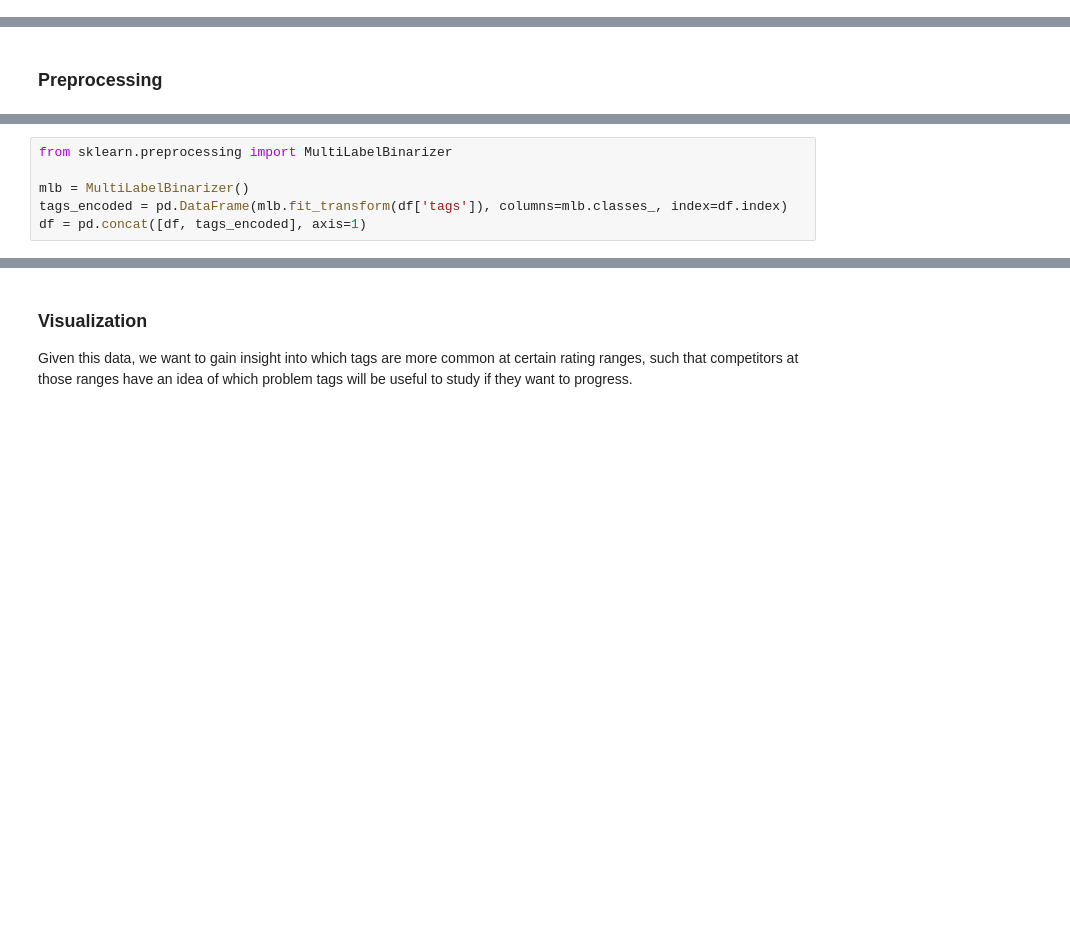
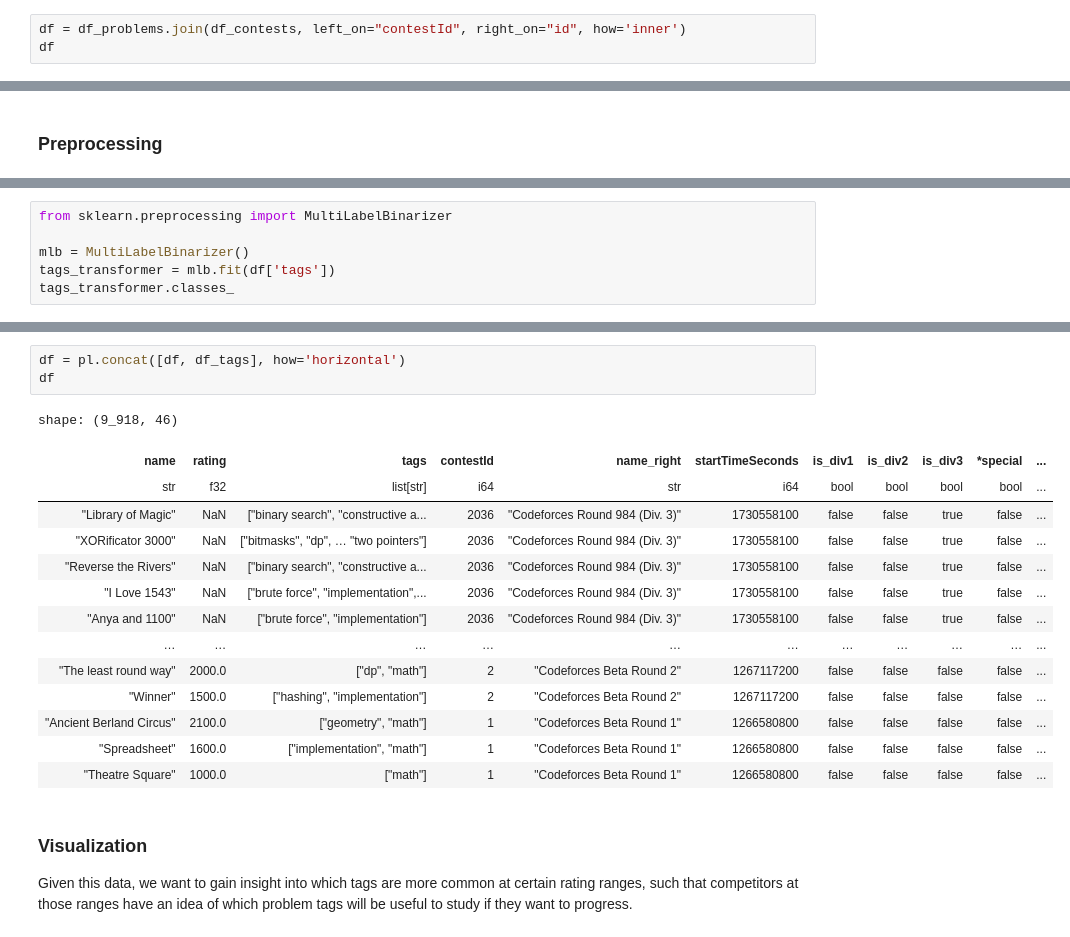
Before and after one commit to AbhijeetKrishnan/cp-problem-tag-analysis, a Jupyter notebook: analysis.ipynb, the cells around one changed output, grey strips where cells are left out. Drawn from its saved outputs; the diff is of its cells as text; blank space fills up the shorter version.

```diff
--- a/analysis.ipynb
+++ b/analysis.ipynb
@@ -119,0 +202,3 @@ print(df)
+# %%
+df = df_problems.join(df_contests, left_on="contestId", right_on="id", how='inner')
+df
@@ -130,5 +230,5 @@ print(all_tags)
 from sklearn.preprocessing import MultiLabelBinarizer
 
 mlb = MultiLabelBinarizer()
-tags_encoded = pd.DataFrame(mlb.fit_transform(df['tags']), columns=mlb.classes_, index=df.index)
-df = pd.concat([df, tags_encoded], axis=1)
+tags_transformer = mlb.fit(df['tags'])
+tags_transformer.classes_
@@ -146,3 +264,21 @@ result_df.reset_index(drop=True, inplace=True)
+# %%
+df = pl.concat([df, df_tags], how='horizontal')
+df
+# %% [output]
+shape: (9_918, 46)
+| name | rating | tags | contestId | name_right | startTimeSeconds | is_div1 | is_div2 | is_div3 | *special | ... |
+| str | f32 | list[str] | i64 | str | i64 | bool | bool | bool | bool | ... |
+| "Library of Magic" | NaN | ["binary search", "constructive a... | 2036 | "Codeforces Round 984 (Div. 3)" | 1730558100 | false | false | true | false | ... |
+| "XORificator 3000" | NaN | ["bitmasks", "dp", … "two pointers"] | 2036 | "Codeforces Round 984 (Div. 3)" | 1730558100 | false | false | true | false | ... |
+| "Reverse the Rivers" | NaN | ["binary search", "constructive a... | 2036 | "Codeforces Round 984 (Div. 3)" | 1730558100 | false | false | true | false | ... |
+| "I Love 1543" | NaN | ["brute force", "implementation",... | 2036 | "Codeforces Round 984 (Div. 3)" | 1730558100 | false | false | true | false | ... |
+| "Anya and 1100" | NaN | ["brute force", "implementation"] | 2036 | "Codeforces Round 984 (Div. 3)" | 1730558100 | false | false | true | false | ... |
+| … | … | … | … | … | … | … | … | … | … | ... |
+| "The least round way" | 2000.0 | ["dp", "math"] | 2 | "Codeforces Beta Round 2" | 1267117200 | false | false | false | false | ... |
+| "Winner" | 1500.0 | ["hashing", "implementation"] | 2 | "Codeforces Beta Round 2" | 1267117200 | false | false | false | false | ... |
+| "Ancient Berland Circus" | 2100.0 | ["geometry", "math"] | 1 | "Codeforces Beta Round 1" | 1266580800 | false | false | false | false | ... |
+| "Spreadsheet" | 1600.0 | ["implementation", "math"] | 1 | "Codeforces Beta Round 1" | 1266580800 | false | false | false | false | ... |
+| "Theatre Square" | 1000.0 | ["math"] | 1 | "Codeforces Beta Round 1" | 1266580800 | false | false | false | false | ... |
 # %% [markdown]
 ### Visualization
 
```
Also changed, not shown: parts of 25 cells of this notebook, 1 other file.
